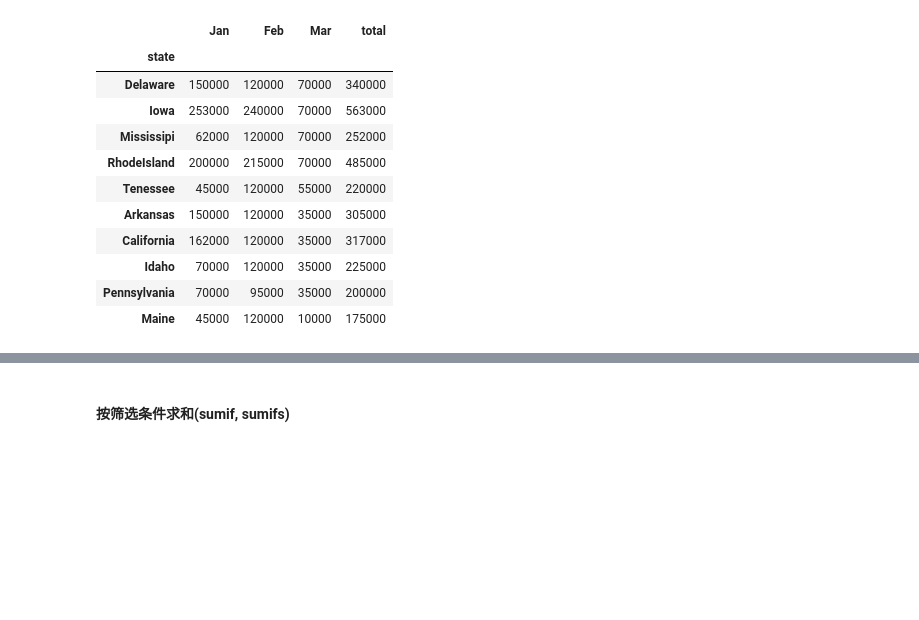
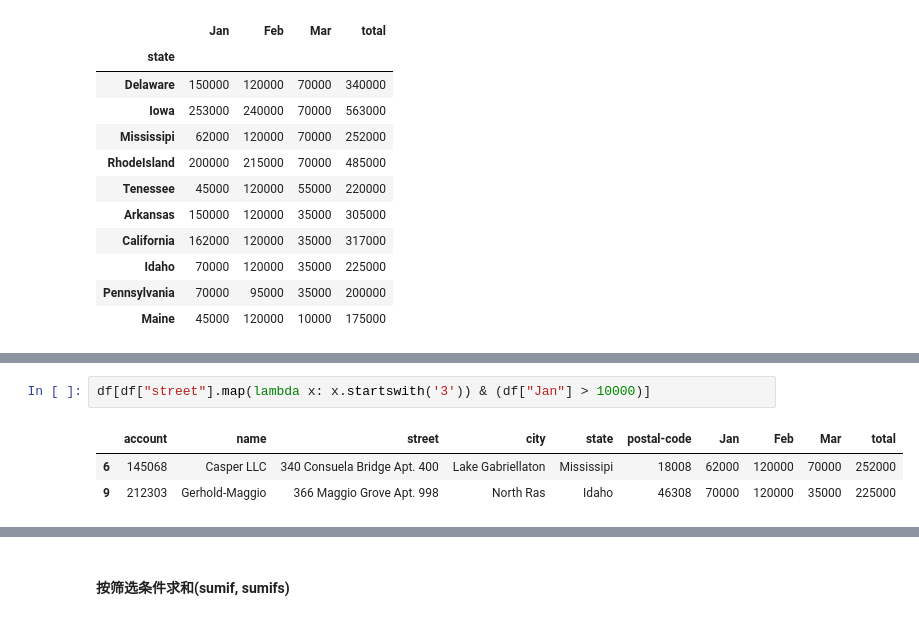
Before and after one commit to Nullicc/Pandas_Practice, a Jupyter notebook: Common Excel Tasks Demonstrated in Pandas.ipynb, the cells around one changed output, grey strips where cells are left out. Saved outputs shown, nothing was run; the diff lists cells and outputs as text; blank space fills up the shorter version.

Commit message:
模糊筛选
添加模糊筛选
.startswith
.endswith

```diff
--- a/Common Excel Tasks Demonstrated in Pandas.ipynb
+++ b/Common Excel Tasks Demonstrated in Pandas.ipynb
@@ -337,0 +362,6 @@ df_sub.loc[(df_sub["Jan"] == 70000) | (df_sub["Feb"]>100000)].sort_values(['Mar'
+# %%
+df[df["street"].map(lambda x: x.startswith('3')) & (df["Jan"] > 10000)]
+# %% [output]
+|  | account | name | street | city | state | postal-code | Jan | Feb | Mar | total |
+| 6 | 145068 | Casper LLC | 340 Consuela Bridge Apt. 400 | Lake Gabriellaton | Mississipi | 18008 | 62000 | 120000 | 70000 | 252000 |
+| 9 | 212303 | Gerhold-Maggio | 366 Maggio Grove Apt. 998 | North Ras | Idaho | 46308 | 70000 | 120000 | 35000 | 225000 |
```
Also changed, not shown: parts of 3 cells of this notebook.
